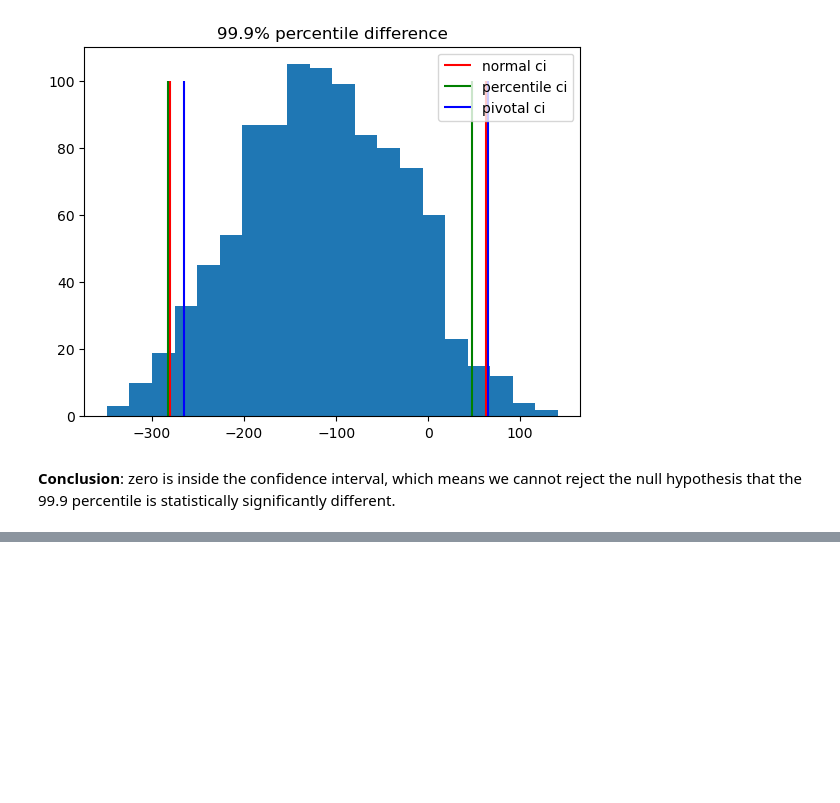
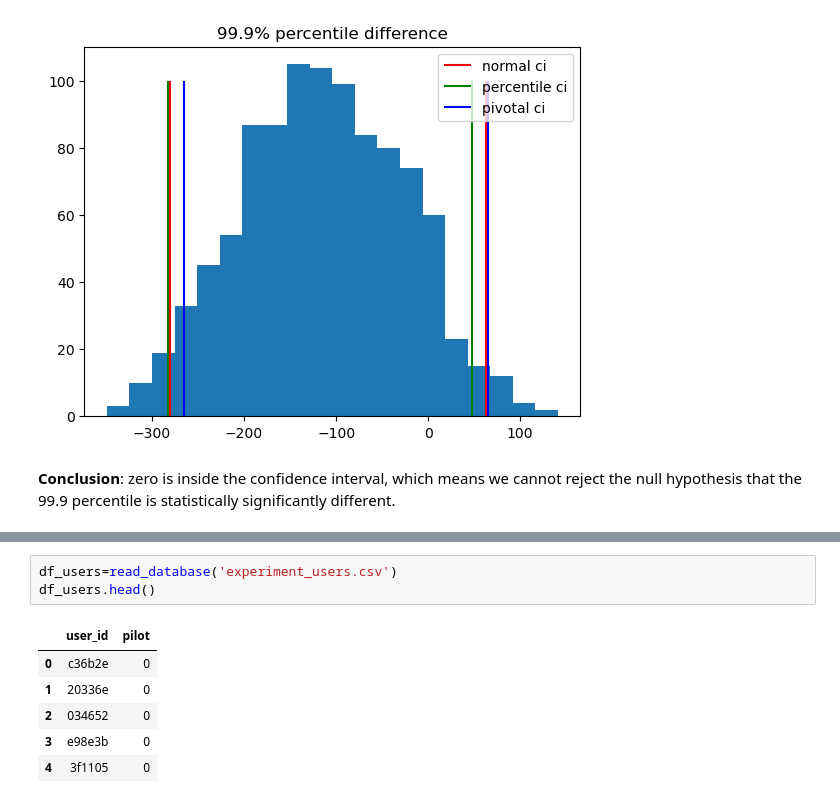
Before and after one commit to YanaOrf/AB_tests, a Jupyter notebook: Pizzeria_website_AB.ipynb, the cells around one changed output, grey strips where cells are left out. Drawn from its saved outputs; the diff is of its cells as text; blank space fills up the shorter version.

```diff
--- a/Pizzeria_website_AB.ipynb
+++ b/Pizzeria_website_AB.ipynb
@@ -593,0 +598,10 @@ plt.show()
+# %%
+df_users=read_database('experiment_users.csv')
+df_users.head()
+# %% [output]
+|  | user_id | pilot |
+| 0 | c36b2e | 0 |
+| 1 | 20336e | 0 |
+| 2 | 034652 | 0 |
+| 3 | e98e3b | 0 |
+| 4 | 3f1105 | 0 |
```
Also changed, not shown: parts of 6 cells of this notebook.
